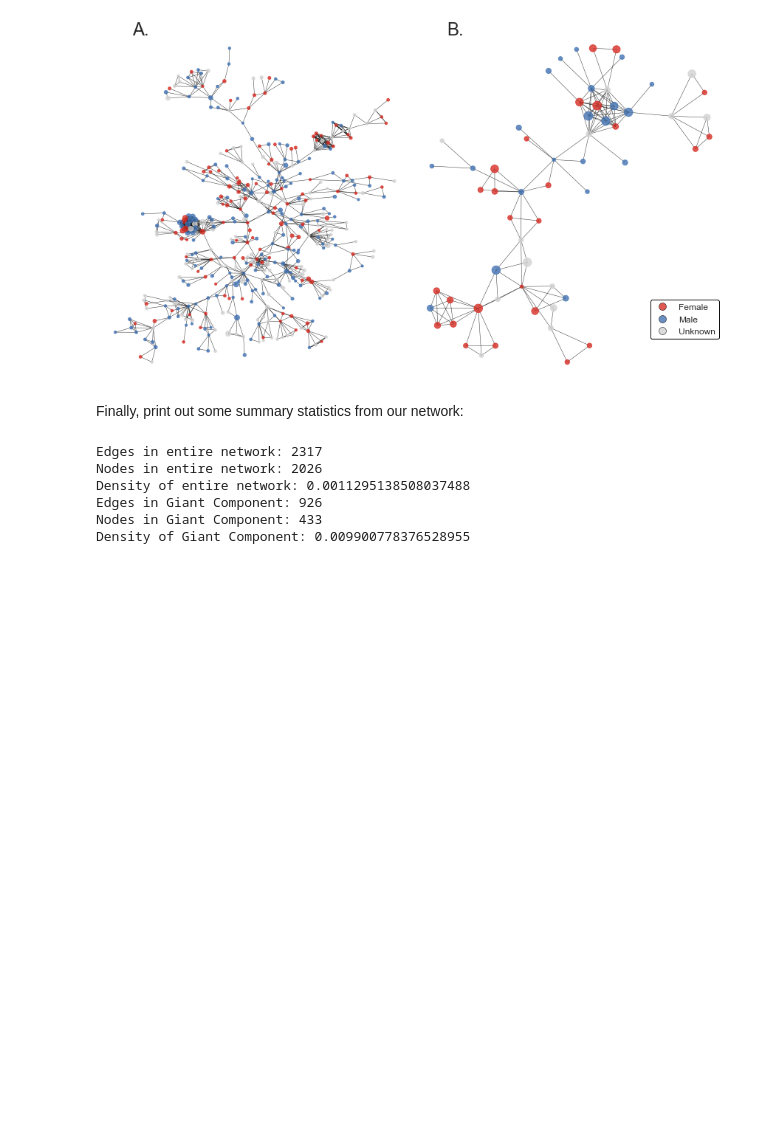
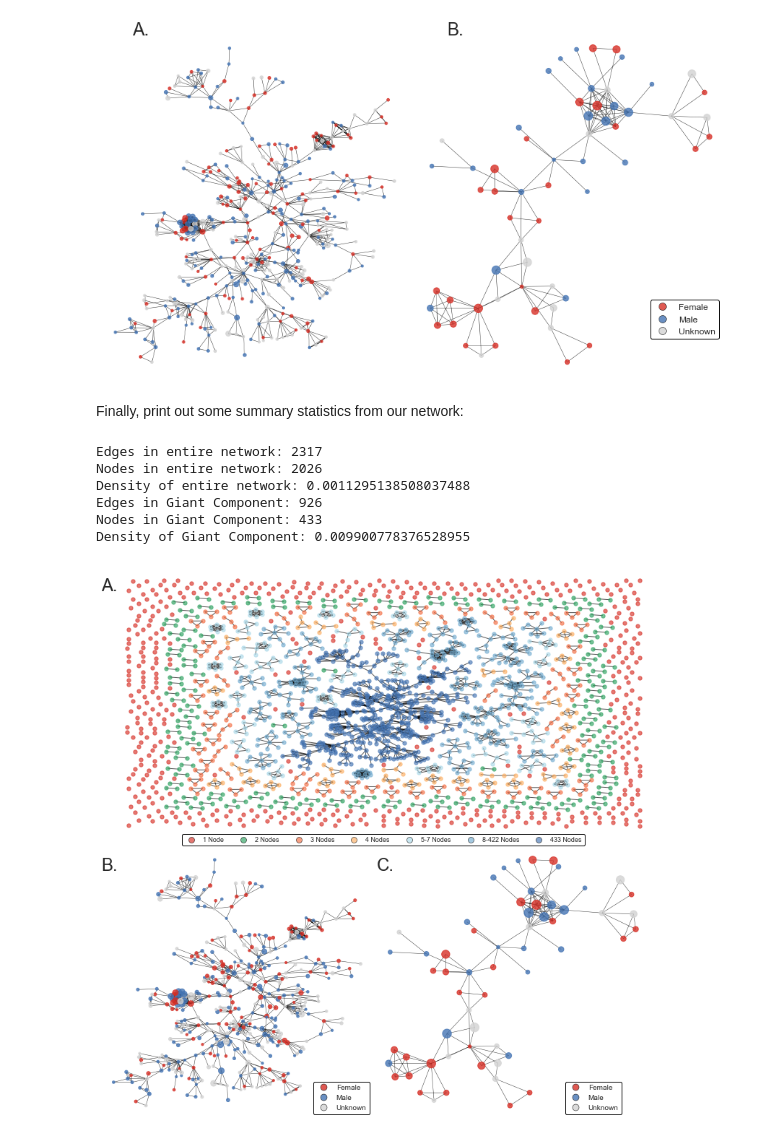
Before and after one commit to crahal/PopStudies_Review, a Jupyter notebook: src/popstudies_notebook.ipynb, the cells around one changed output. Drawn from its saved outputs; the diff is of its cells as text; code cells hidden in the pictures; blank space fills up the shorter version.

```diff
--- a/src/popstudies_notebook.ipynb
+++ b/src/popstudies_notebook.ipynb
@@ -283,3 +287,7 @@ Density of entire network: 0.0011295138508037488
 Edges in Giant Component: 926
 Nodes in Giant Component: 433
 Density of Giant Component: 0.009900778376528955
+# %%
+plot_all_G(G, authors_df, author_papers, figure_path)
+# %% [output]
+[figure, added]
```
Also changed, not shown: parts of 11 cells of this notebook, 40 other files.
